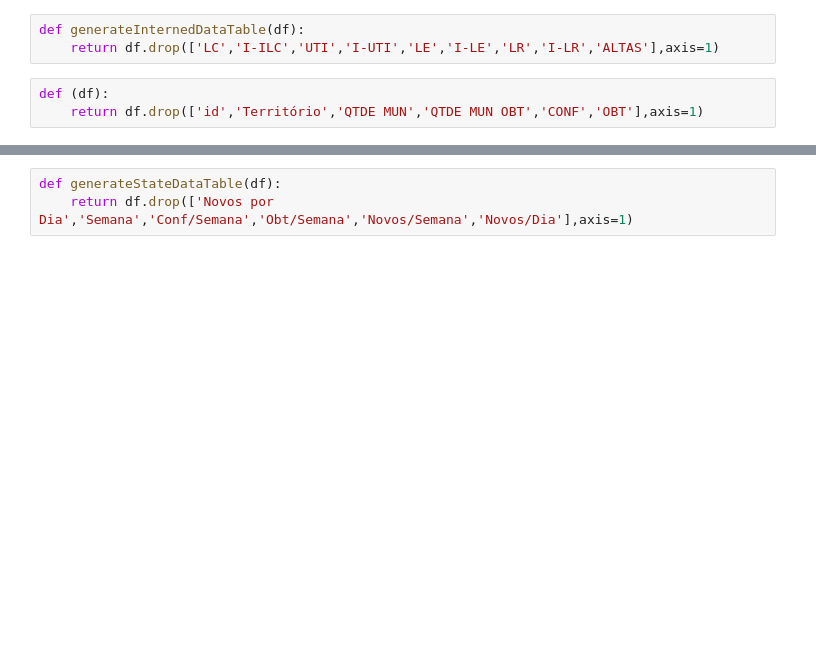
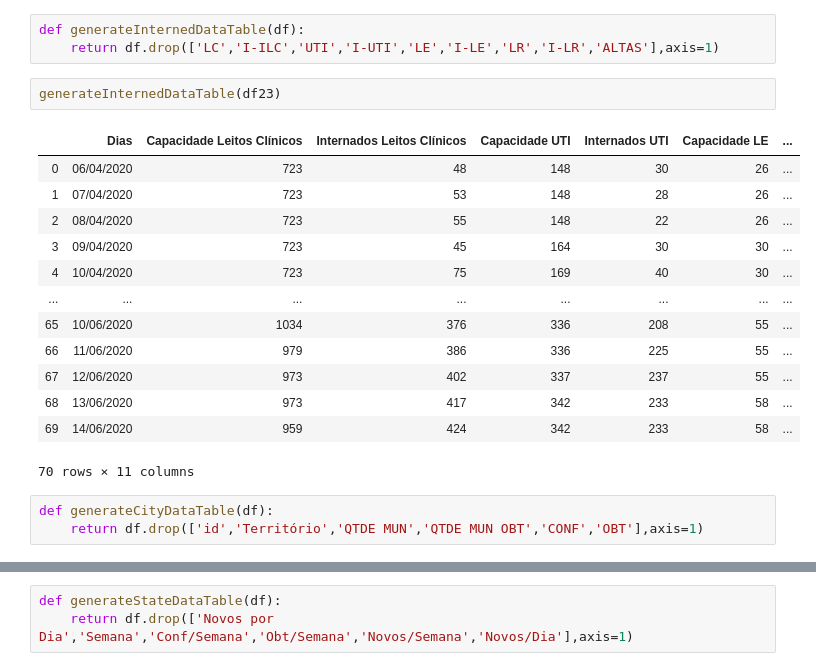
Before and after one commit to SalesRyan/Mapa-Covid-19, a Jupyter notebook: Download Planilha/Acesso.ipynb, the cells around one changed output, grey strips where cells are left out. Drawn from its saved outputs; the diff is of its cells as text; blank space fills up the shorter version.

```diff
--- a/Download Planilha/Acesso.ipynb
+++ b/Download Planilha/Acesso.ipynb
@@ -32,6 +137,22 @@ getData(,index=0)
 # %%
 def generateInternedDataTable(df):
     return df.drop(['LC','I-ILC','UTI','I-UTI','LE','I-LE','LR','I-LR','ALTAS'],axis=1)
+# %%
+generateInternedDataTable(df23)
+# %% [output]
+|  | Dias | Capacidade Leitos Clínicos | Internados Leitos Clínicos | Capacidade UTI | Internados UTI | Capacidade LE | ... |
+| 0 | 06/04/2020 | 723 | 48 | 148 | 30 | 26 | ... |
+| 1 | 07/04/2020 | 723 | 53 | 148 | 28 | 26 | ... |
+| 2 | 08/04/2020 | 723 | 55 | 148 | 22 | 26 | ... |
+| 3 | 09/04/2020 | 723 | 45 | 164 | 30 | 30 | ... |
+| 4 | 10/04/2020 | 723 | 75 | 169 | 40 | 30 | ... |
+| ... | ... | ... | ... | ... | ... | ... | ... |
+| 65 | 10/06/2020 | 1034 | 376 | 336 | 208 | 55 | ... |
+| 66 | 11/06/2020 | 979 | 386 | 336 | 225 | 55 | ... |
+| 67 | 12/06/2020 | 973 | 402 | 337 | 237 | 55 | ... |
+| 68 | 13/06/2020 | 973 | 417 | 342 | 233 | 58 | ... |
+| 69 | 14/06/2020 | 959 | 424 | 342 | 233 | 58 | ... |
+70 rows × 11 columns
 # %%
-def (df):
+def generateCityDataTable(df):
     return df.drop(['id','Território','QTDE MUN','QTDE MUN OBT','CONF','OBT'],axis=1)
```
Also changed, not shown: parts of 16 cells of this notebook.
